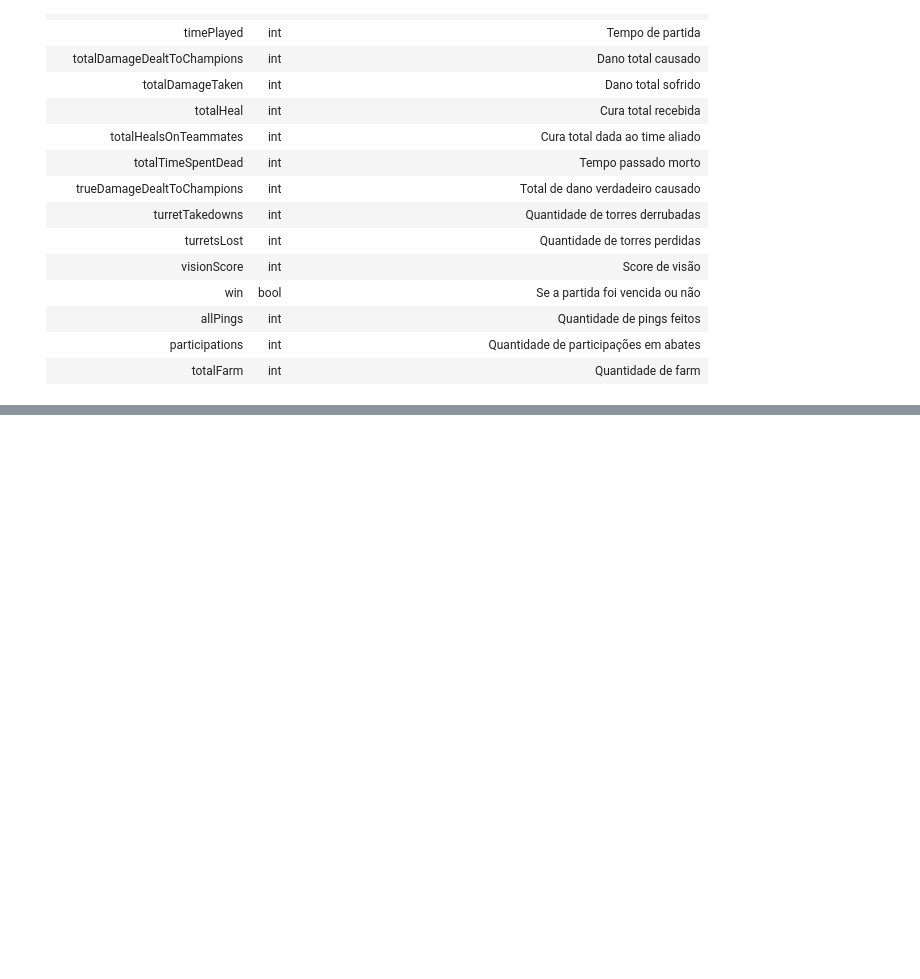
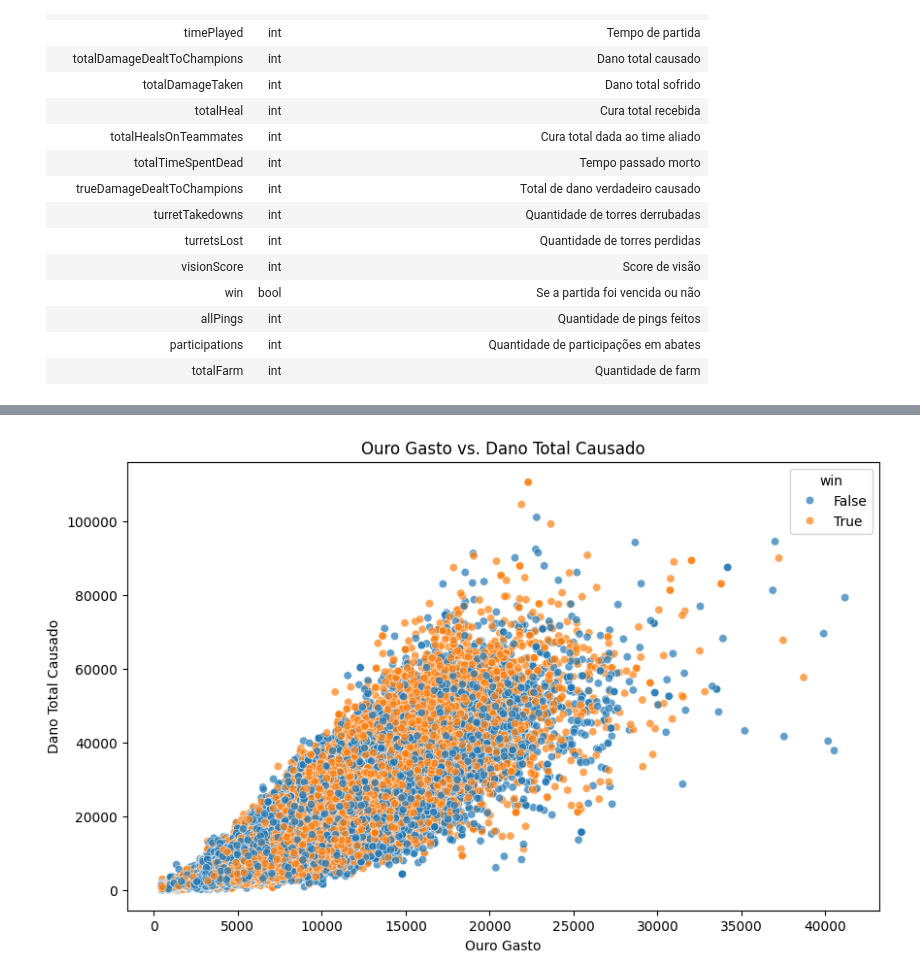
Before and after one commit to shadyrajab/predict-lol-match, a Jupyter notebook: mineracao.ipynb, the cells around one changed output, grey strips where cells are left out. Cells and saved outputs as stored; diff of their text form; code cells hidden in the pictures; blank space fills up the shorter version.

```diff
--- a/mineracao.ipynb
+++ b/mineracao.ipynb
@@ -403,0 +424,9 @@ Com todas as limpezas que fizemos, conseguimos reduzir a quantidade de colunas d
+# %%
+plt.figure(figsize=(10, 6))
+sns.scatterplot(data=matchs, x='goldSpent', y='totalDamageDealtToChampions', hue='win', alpha=0.7)
+plt.title('Ouro Gasto vs. Dano Total Causado')
+plt.xlabel('Ouro Gasto')
+plt.ylabel('Dano Total Causado')
+plt.show()
+# %% [output]
+[figure, added]
```
Also changed, not shown: parts of 4 cells of this notebook.
